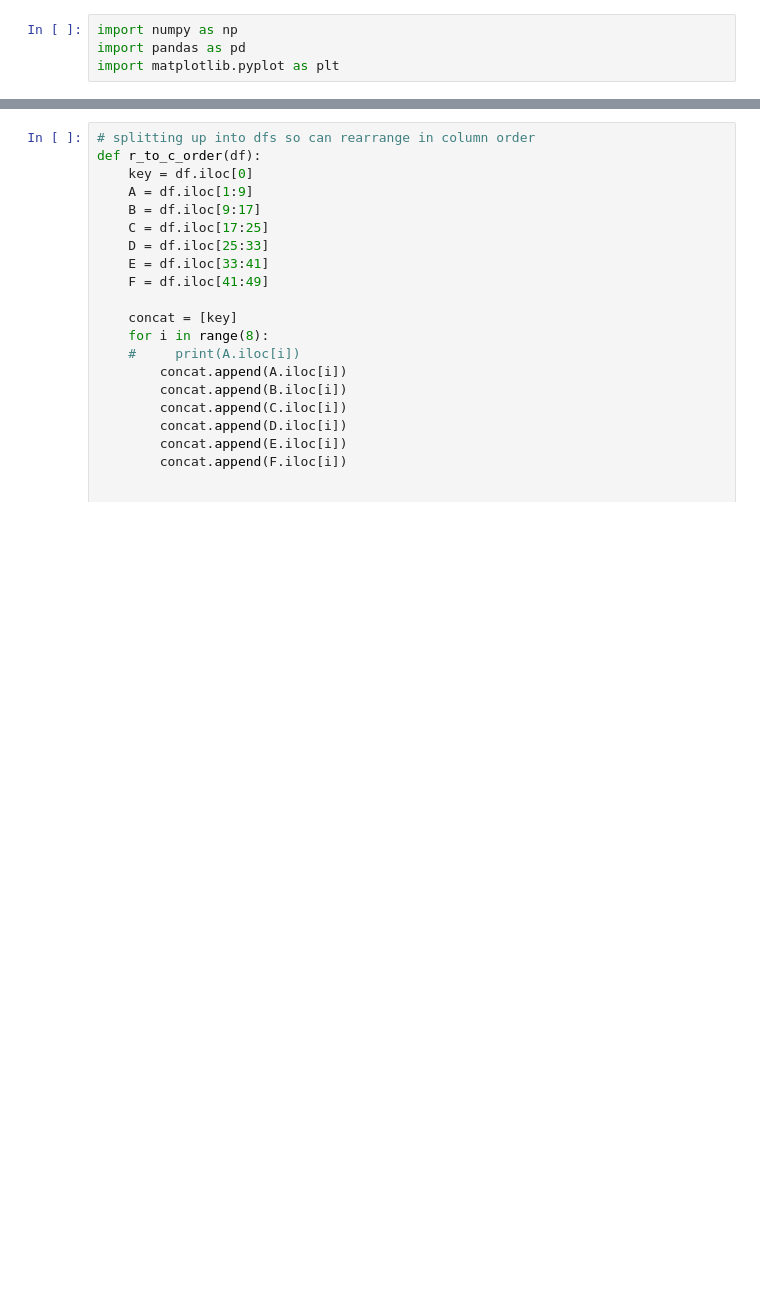
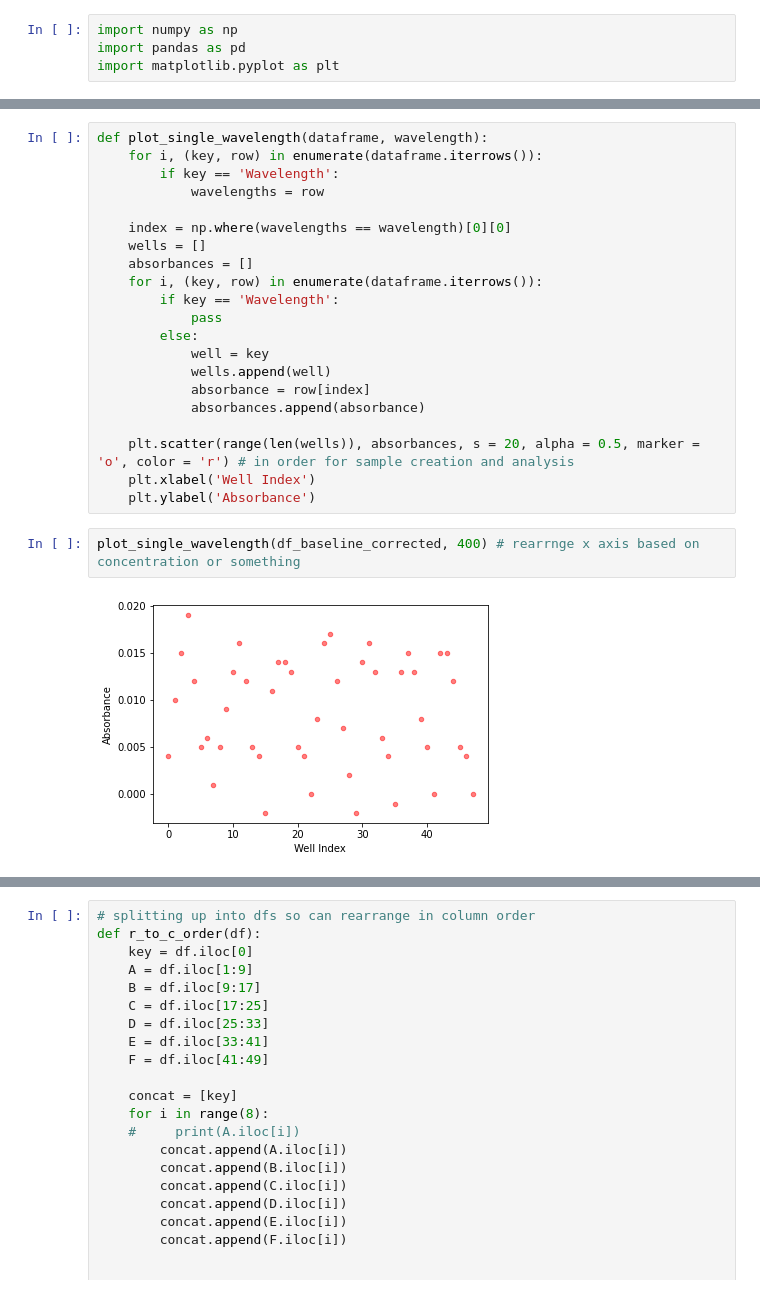
Before and after one commit to pozzo-research-group/OT2Protocols, a Jupyter notebook: ot2protocol/Ouzo_OT2_Sampling/Plate Reader Extract.ipynb, the cells around one changed output, grey strips where cells are left out. Cells and saved outputs as stored; diff of their text form; blank space fills up the shorter version.

```diff
--- a/ot2protocol/Ouzo_OT2_Sampling/Plate Reader Extract.ipynb
+++ b/ot2protocol/Ouzo_OT2_Sampling/Plate Reader Extract.ipynb
@@ -55,3 +54,28 @@ def plot_wavelengths(dataframe, wavelength_range = [], labels = [], Title = []):
 #     text_newline = '\n'.join(text)
     plt.xlabel('Wavelength nm')
     plt.ylabel('Absorbance')
+# %%
+def plot_single_wavelength(dataframe, wavelength):
+    for i, (key, row) in enumerate(dataframe.iterrows()):
+        if key == 'Wavelength':
+            wavelengths = row
+
+    index = np.where(wavelengths == wavelength)[0][0]
+    wells = []
+    absorbances = []
+    for i, (key, row) in enumerate(dataframe.iterrows()):
+        if key == 'Wavelength':
+            pass
+        else:
+            well = key
+            wells.append(well)
+            absorbance = row[index]
+            absorbances.append(absorbance)
+
+    plt.scatter(range(len(wells)), absorbances, s = 20, alpha = 0.5, marker = 'o', color = 'r') # in order for sample creation and analysis
+    plt.xlabel('Well Index')
+    plt.ylabel('Absorbance')
+# %%
+plot_single_wavelength(df_baseline_corrected, 400) # rearrnge x axis based on concentration or something
+# %% [output]
+[figure, added]
```
Also changed, not shown: parts of 15 cells of this notebook, 2 other files.
